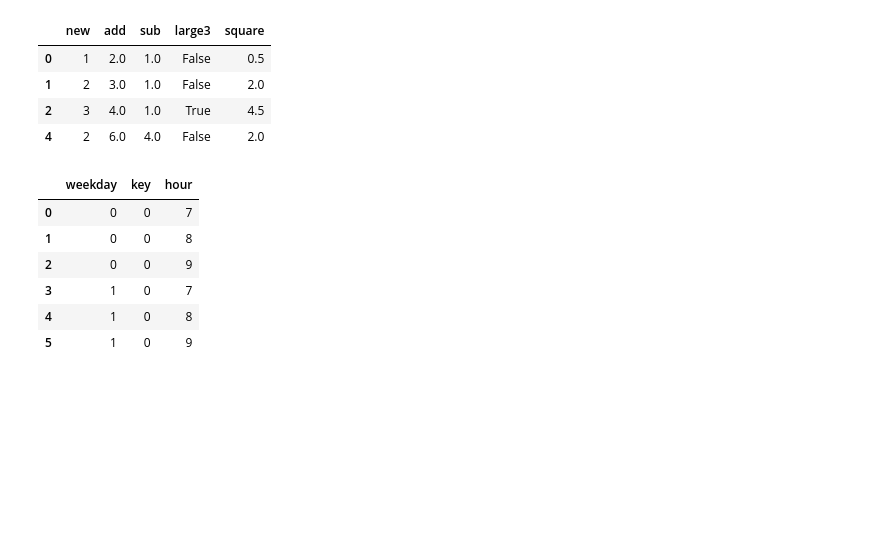
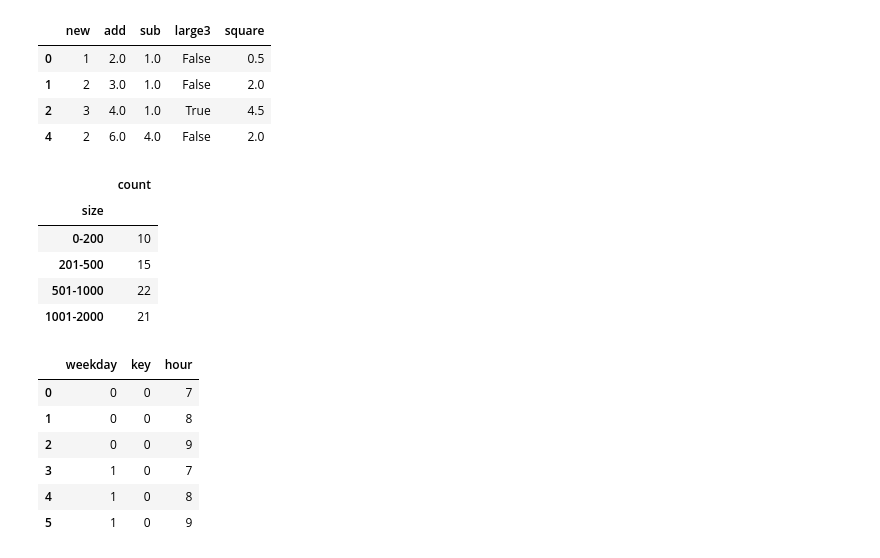
Before and after one commit to JustinNew/python, a Jupyter notebook: 000PythonSnippet.ipynb, the cells around one changed output. Saved outputs shown, nothing was run; the diff lists cells and outputs as text; code cells hidden in the pictures; blank space fills up the shorter version.

Commit message:
order by list

```diff
--- a/000PythonSnippet.ipynb
+++ b/000PythonSnippet.ipynb
@@ -1625,6 +1625,22 @@ Name: square, dtype: int64
 | 1 | 2 | 3.0 | 1.0 | False | 2.0 |
 | 2 | 3 | 4.0 | 1.0 | True | 4.5 |
 | 4 | 2 | 6.0 | 4.0 | False | 2.0 |
+# %%
+# Pandas DataFrame order by list
+# Pandas DataFrame self defined order
+import pandas as pd
+
+df = pd.DataFrame({'size':['0-200', '1001-2000', '501-1000', '201-500'],
+                   'count':[10, 21, 22, 15]})
+df.set_index('size', inplace=True)
+df.reindex(['0-200', '201-500', '501-1000', '1001-2000'])
+# %% [output]
+|  | count |
+| size |  |
+| 0-200 | 10 |
+| 201-500 | 15 |
+| 501-1000 | 22 |
+| 1001-2000 | 21 |
 # %%
 # Order By and Partition By
 import pandas as pd
```
